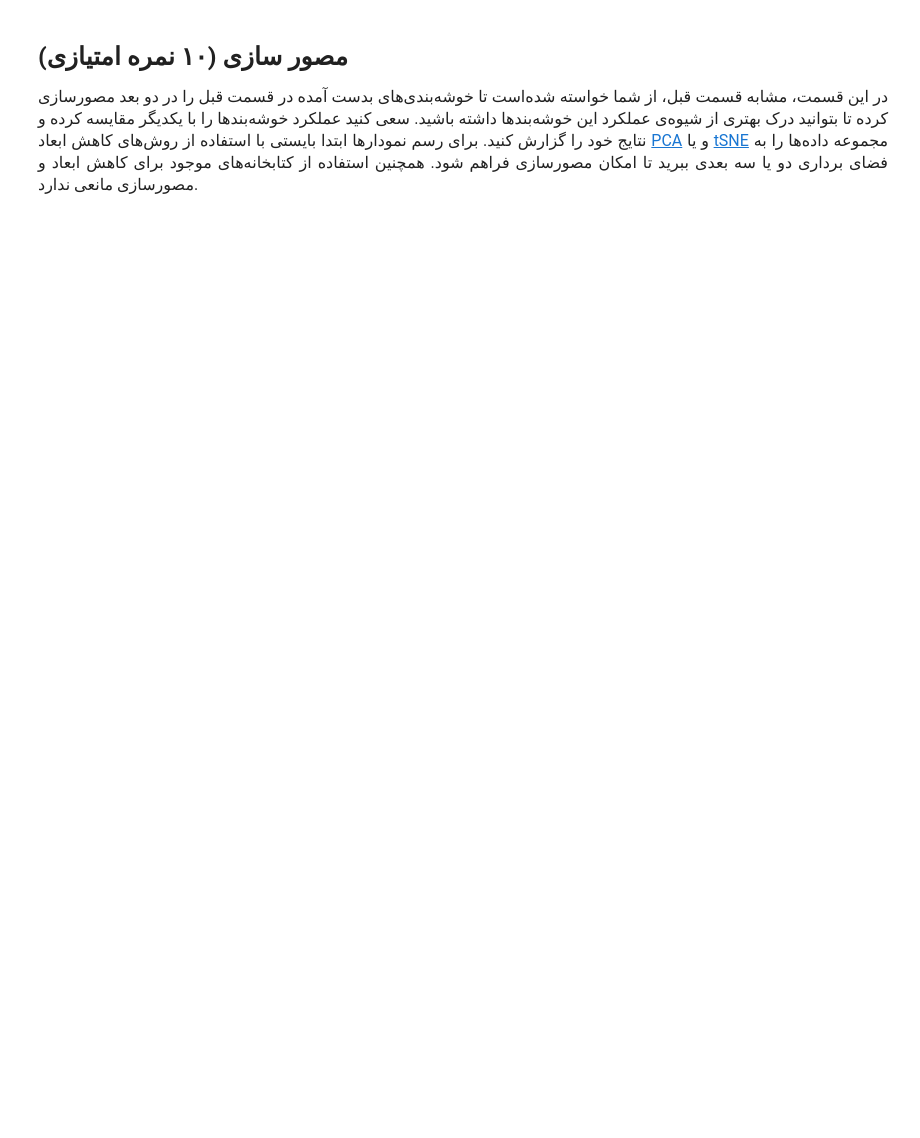
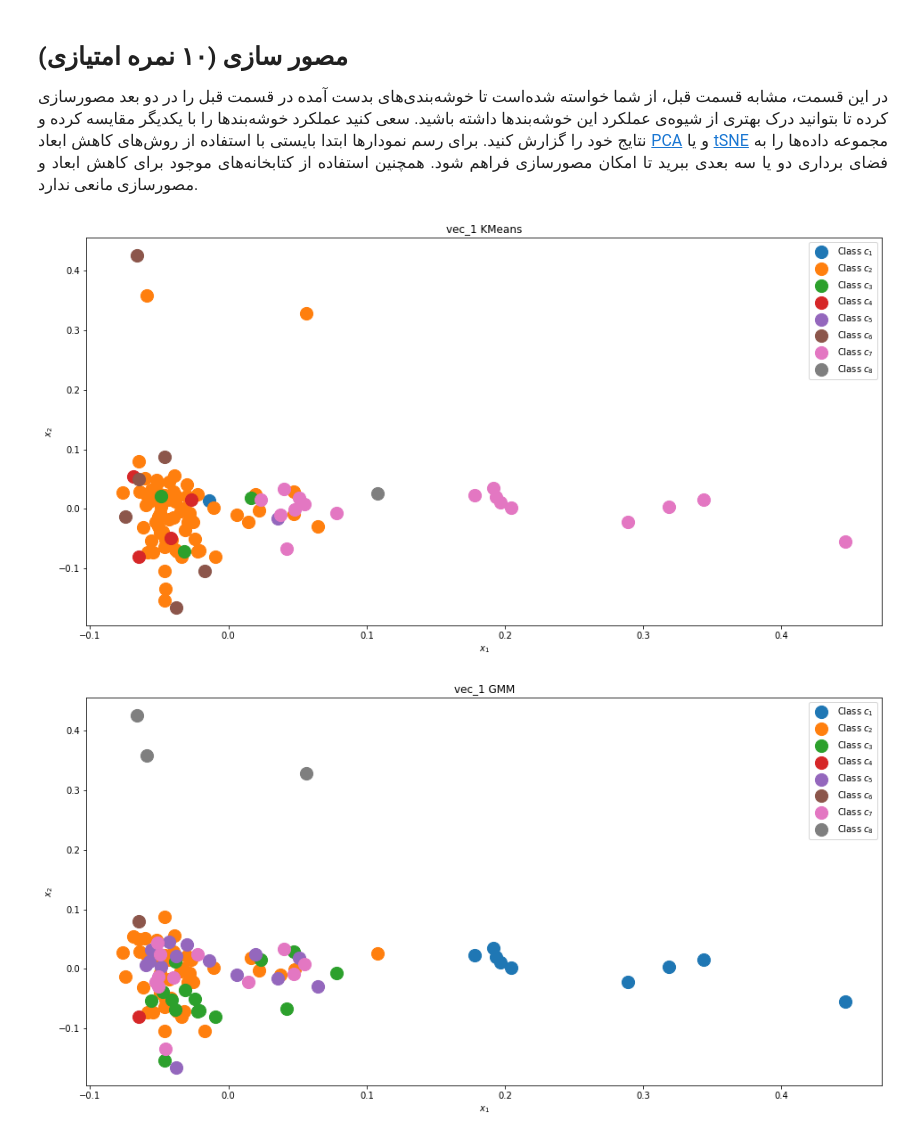
Before and after one commit to hbehboudi/MIR-Project, a Jupyter notebook: MIR_Phase2/notebook.ipynb, the cells around one changed output. Saved outputs shown, nothing was run; the diff lists cells and outputs as text; code cells hidden in the pictures; blank space fills up the shorter version.

```diff
--- a/MIR_Phase2/notebook.ipynb
+++ b/MIR_Phase2/notebook.ipynb
@@ -578,7 +654,7 @@ vec_2 NeuralNetwork: {'accuracy': 0.5482897384305835, 'f1_pos': 0.43164556962025
 # %%
 train_clus = pd.concat([train_split, val_split], axis = 0)
 # %%
-train_clus = train_clus.head(500)
+train_clus = train_clus.head(100)
 # %% [markdown]
   <div align= "justify" dir="rtl">
 <font face="XB Zar" size=3>
@@ -803,0 +826,35 @@ vec_2 Hierarchical: {'purity': 0.32, 'adjusted_rand_index': 0.05564985180957119}
+# %%
+import matplotlib.pyplot as plt
+import numpy as np
+from sklearn.decomposition import PCA
+
+def show_2d(x1, x2, y, title):
+    plt.figure(figsize=(16, 8))
+
+    for i in range(8):
+        plt.scatter(x1[np.where(y==i)], x2[np.where(y==i)], s=200, label=f'Class $c_{i+1}$')
+
+    plt.title(title)
+    plt.xlabel('$x_1$')
+    plt.ylabel('$x_2$')
+    plt.legend()
+
+def show(vec, predict, title):
+    pca = PCA(n_components=2)
+    pca_result = pca.fit_transform(list(vec))
+
+    show_2d(pca_result[:,0], pca_result[:,1], predict, title)
+# %%
+for vec in ["vec_" + str(i) for i in range(1, 3)]:
+    vec_array = np.array(list(train_clus[vec]))
+
+    KMeans_predict = clustering.KMeans(cluster_count=8, max_iter=100).fit(vec_array).predict(vec_array)
+    GMM_predict = clustering.GMM(cluster_count=8, max_iteration=100).fit(vec_array).predict(vec_array)
+    Hierarchical_predict = clustering.Hierarchical(cluster_count=8).fit_predict(vec_array)
+
+    show(train_clus[vec], KMeans_predict, vec + " KMeans")
+    show(train_clus[vec], GMM_predict, vec + " GMM")
+    show(train_clus[vec], Hierarchical_predict, vec + " Hierarchical")
+# %% [output]
+[figure, added]
+[figure, added]
```
Also changed, not shown: parts of 18 cells of this notebook, 1 other file.
